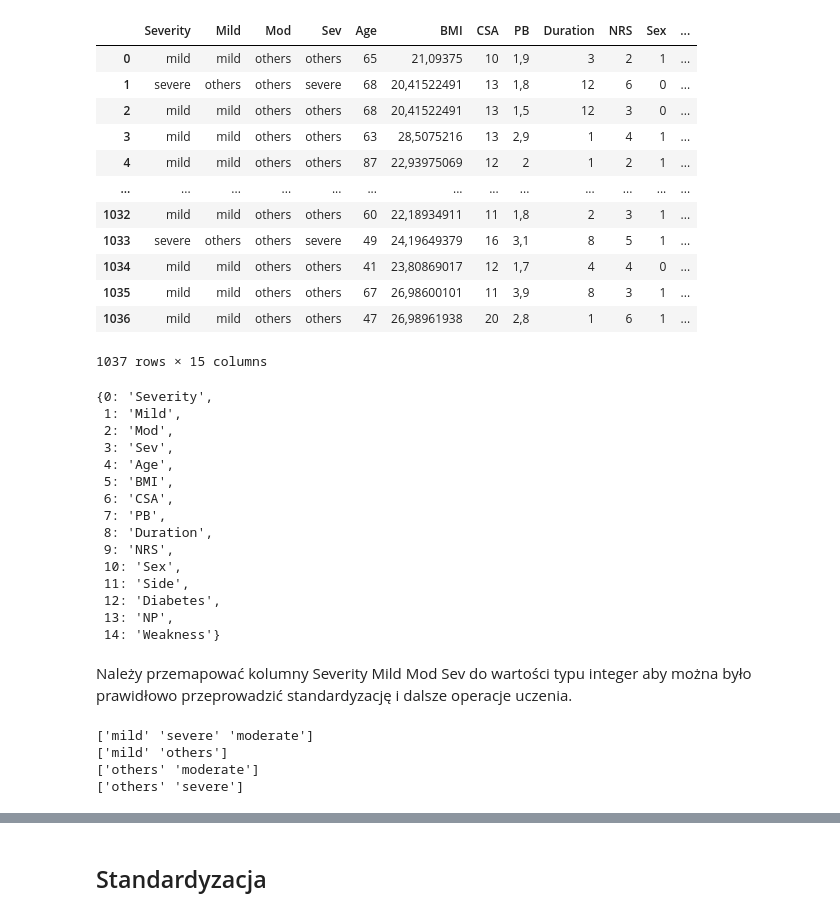
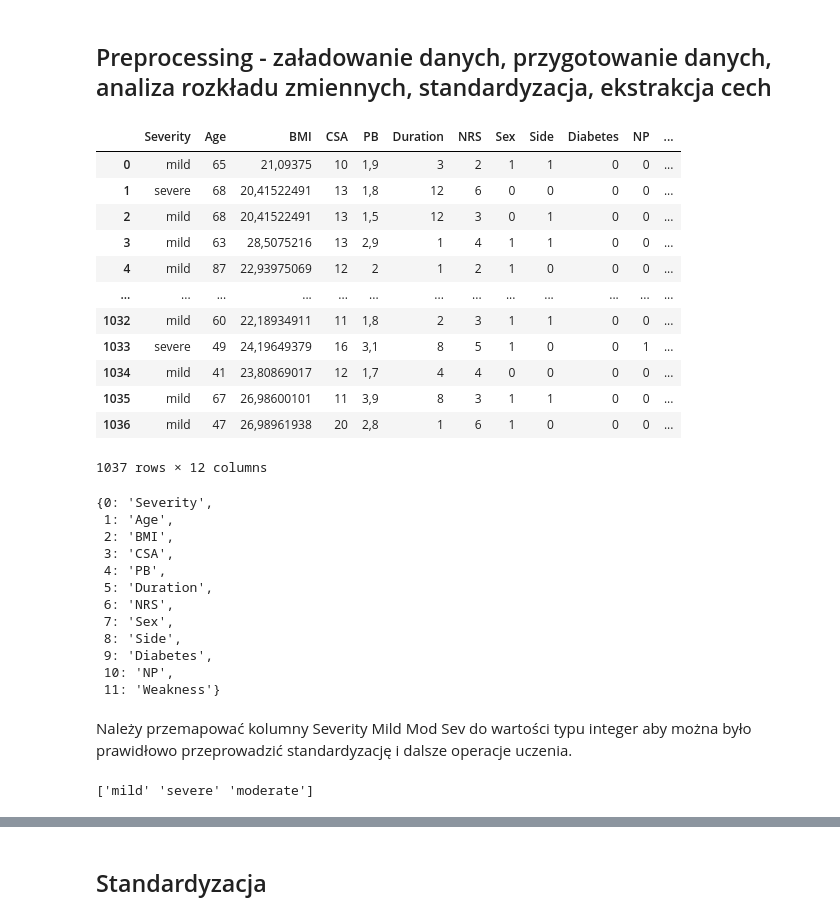
Before and after one commit to polemizatorr/Classification-of-carpal-tunnel-syndrome, a Jupyter notebook: Classification of carpal tunnel syndrome.ipynb, the cells around one changed output, grey strips where cells are left out. Drawn from its saved outputs; the diff is of its cells as text; code cells hidden in the pictures.

```diff
--- a/Classification of carpal tunnel syndrome.ipynb
+++ b/Classification of carpal tunnel syndrome.ipynb
@@ -1,3 +1,5 @@
+# %% [markdown]
+## Preprocessing - załadowanie danych, przygotowanie danych, analiza rozkładu zmiennych, standardyzacja, ekstrakcja cech
 # %%
 import pandas as pd
 import seaborn as sns
@@ -5,56 +7,48 @@ import matplotlib
 import matplotlib.pyplot as plt
 # %%
 df = pd.read_csv('Data/data.csv')
+df = df.drop(['Mild', 'Mod', 'Sev'], axis=1)
 df
 # %% [output]
-|  | Severity | Mild | Mod | Sev | Age | BMI | CSA | PB | Duration | NRS | Sex | ... |
-| 0 | mild | mild | others | others | 65 | 21,09375 | 10 | 1,9 | 3 | 2 | 1 | ... |
-| 1 | severe | others | others | severe | 68 | 20,41522491 | 13 | 1,8 | 12 | 6 | 0 | ... |
-| 2 | mild | mild | others | others | 68 | 20,41522491 | 13 | 1,5 | 12 | 3 | 0 | ... |
-| 3 | mild | mild | others | others | 63 | 28,5075216 | 13 | 2,9 | 1 | 4 | 1 | ... |
-| 4 | mild | mild | others | others | 87 | 22,93975069 | 12 | 2 | 1 | 2 | 1 | ... |
+|  | Severity | Age | BMI | CSA | PB | Duration | NRS | Sex | Side | Diabetes | NP | ... |
+| 0 | mild | 65 | 21,09375 | 10 | 1,9 | 3 | 2 | 1 | 1 | 0 | 0 | ... |
+| 1 | severe | 68 | 20,41522491 | 13 | 1,8 | 12 | 6 | 0 | 0 | 0 | 0 | ... |
+| 2 | mild | 68 | 20,41522491 | 13 | 1,5 | 12 | 3 | 0 | 1 | 0 | 0 | ... |
+| 3 | mild | 63 | 28,5075216 | 13 | 2,9 | 1 | 4 | 1 | 1 | 0 | 0 | ... |
+| 4 | mild | 87 | 22,93975069 | 12 | 2 | 1 | 2 | 1 | 0 | 0 | 0 | ... |
 | ... | ... | ... | ... | ... | ... | ... | ... | ... | ... | ... | ... | ... |
-| 1032 | mild | mild | others | others | 60 | 22,18934911 | 11 | 1,8 | 2 | 3 | 1 | ... |
-| 1033 | severe | others | others | severe | 49 | 24,19649379 | 16 | 3,1 | 8 | 5 | 1 | ... |
-| 1034 | mild | mild | others | others | 41 | 23,80869017 | 12 | 1,7 | 4 | 4 | 0 | ... |
-| 1035 | mild | mild | others | others | 67 | 26,98600101 | 11 | 3,9 | 8 | 3 | 1 | ... |
-| 1036 | mild | mild | others | others | 47 | 26,98961938 | 20 | 2,8 | 1 | 6 | 1 | ... |
+| 1032 | mild | 60 | 22,18934911 | 11 | 1,8 | 2 | 3 | 1 | 1 | 0 | 0 | ... |
+| 1033 | severe | 49 | 24,19649379 | 16 | 3,1 | 8 | 5 | 1 | 0 | 0 | 1 | ... |
+| 1034 | mild | 41 | 23,80869017 | 12 | 1,7 | 4 | 4 | 0 | 0 | 0 | 0 | ... |
+| 1035 | mild | 67 | 26,98600101 | 11 | 3,9 | 8 | 3 | 1 | 1 | 0 | 0 | ... |
+| 1036 | mild | 47 | 26,98961938 | 20 | 2,8 | 1 | 6 | 1 | 0 | 0 | 0 | ... |
-1037 rows × 15 columns
+1037 rows × 12 columns
 # %%
 col_names = []
 for col in df.columns:
     col_names.append(col)
 
-col_mapper = {i: f'{col_names[i]}' for i in range(0, 15)}
+col_mapper = {i: f'{col_names[i]}' for i in range(0, 12)}
 col_mapper
 # %% [output]
 {0: 'Severity',
- 1: 'Mild',
- 2: 'Mod',
- 3: 'Sev',
- 4: 'Age',
- 5: 'BMI',
- 6: 'CSA',
- 7: 'PB',
- 8: 'Duration',
- 9: 'NRS',
- 10: 'Sex',
- 11: 'Side',
- 12: 'Diabetes',
- 13: 'NP',
- 14: 'Weakness'}
+ 1: 'Age',
+ 2: 'BMI',
+ 3: 'CSA',
+ 4: 'PB',
+ 5: 'Duration',
+ 6: 'NRS',
+ 7: 'Sex',
+ 8: 'Side',
+ 9: 'Diabetes',
+ 10: 'NP',
+ 11: 'Weakness'}
 # %% [markdown]
 Należy przemapować kolumny Severity	Mild Mod Sev do wartości typu integer aby można było prawidłowo przeprowadzić standardyzację i dalsze operacje uczenia.
 # %%
 print(df['Severity'].unique())
-print(df['Mild'].unique())
-print(df['Mod'].unique())
-print(df['Sev'].unique())
 # %% [output]
 ['mild' 'severe' 'moderate']
-['mild' 'others']
-['others' 'moderate']
-['others' 'severe']
 # %%
 # Severenity: mild - 0, moderate - 1, severe - 1
 # Mild: mild - 0, others - 1
```
Also changed, not shown: parts of 21 cells of this notebook, 3 other files.
